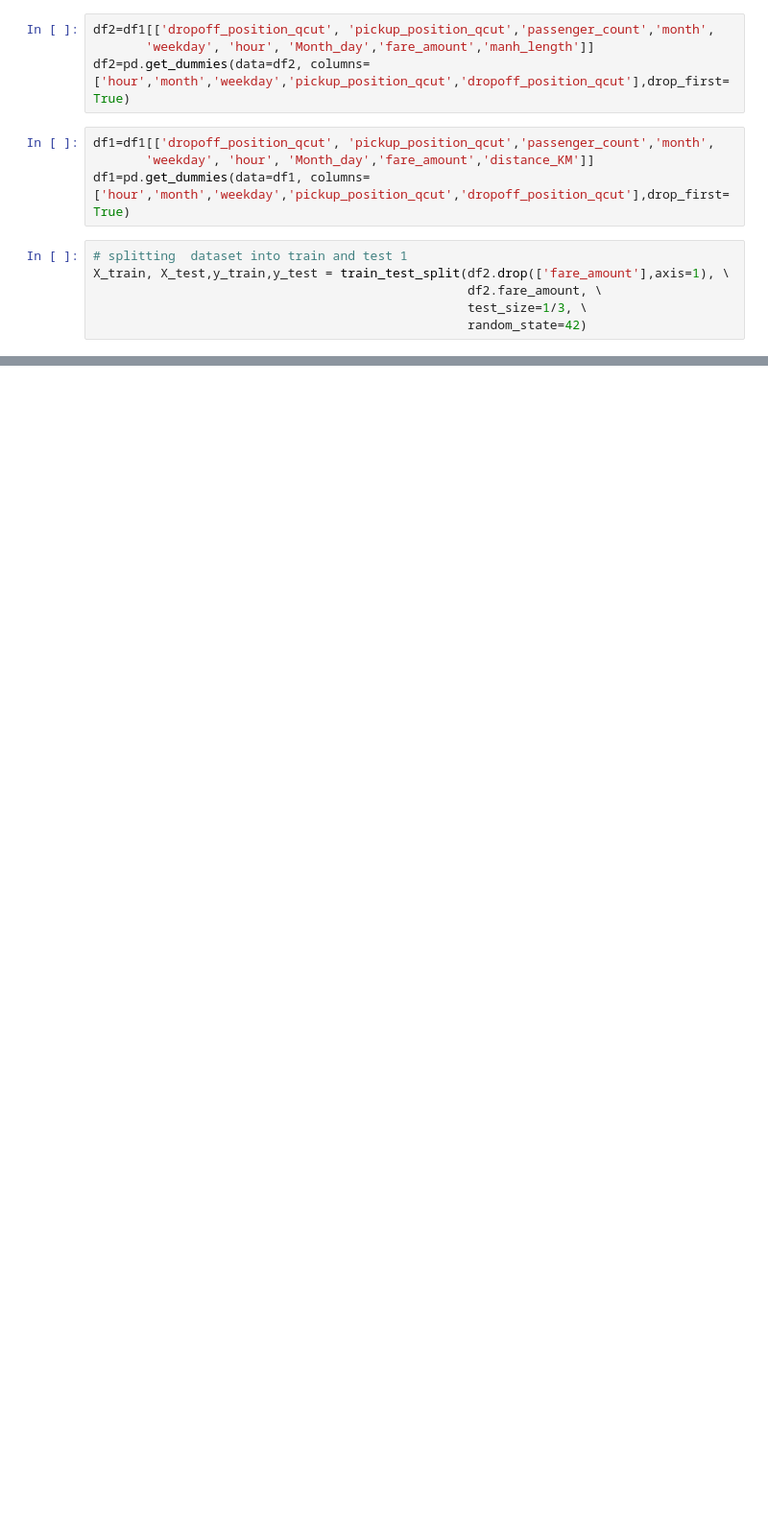
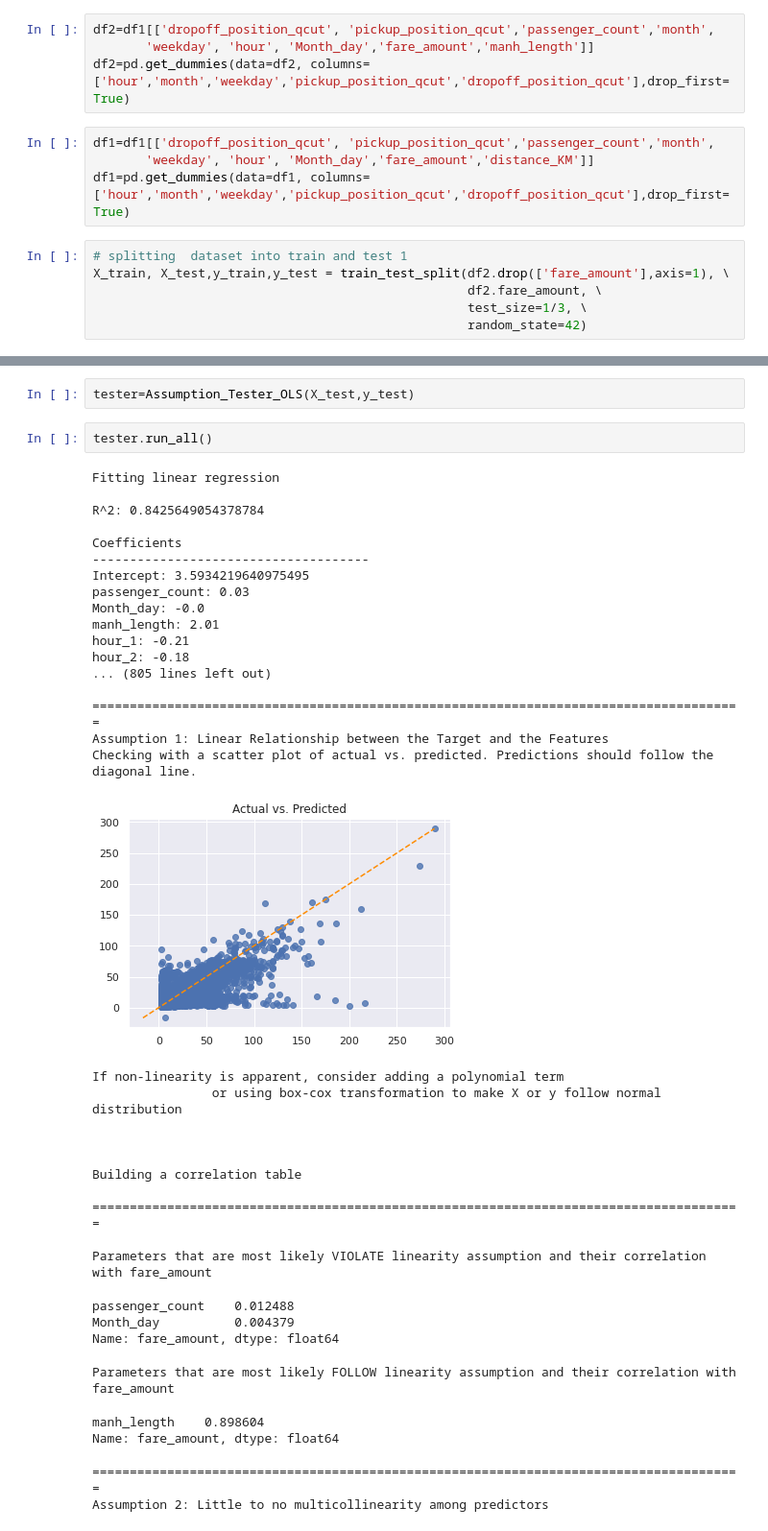
Before and after one commit to srosamont/Projects_Ironhack, a Jupyter notebook: NYC_ride_fare_modelling.ipynb, the cells around one changed output, grey strips where cells are left out. Shown at 96% size. Drawn from its saved outputs; the diff is of its cells as text; blank space fills up the shorter version.

```diff
--- a/NYC_ride_fare_modelling.ipynb
+++ b/NYC_ride_fare_modelling.ipynb
@@ -1070,0 +1157,41 @@ mse,rmse,meanabs
+# %%
+tester=Assumption_Tester_OLS(X_test,y_test)
+# %%
+tester.run_all()
+# %% [output]
+Fitting linear regression
+
+R^2: 0.8425649054378784
+
+Coefficients
+-------------------------------------
+Intercept: 3.5934219640975495
+passenger_count: 0.03
+Month_day: -0.0
+manh_length: 2.01
+hour_1: -0.21
+hour_2: -0.18
+... (805 lines left out)
+
+=======================================================================================
+Assumption 1: Linear Relationship between the Target and the Features
+Checking with a scatter plot of actual vs. predicted. Predictions should follow the diagonal line.
+[figure, added]
+If non-linearity is apparent, consider adding a polynomial term
+                or using box-cox transformation to make X or y follow normal distribution
+
+
+
+Building a correlation table
+
+=======================================================================================
+
+Parameters that are most likely VIOLATE linearity assumption and their correlation with fare_amount
+passenger_count    0.012488
+Month_day          0.004379
+Name: fare_amount, dtype: float64
+Parameters that are most likely FOLLOW linearity assumption and their correlation with fare_amount
+manh_length    0.898604
+Name: fare_amount, dtype: float64
+=======================================================================================
+Assumption 2: Little to no multicollinearity among predictors
```
Also changed, not shown: parts of 25 cells of this notebook.
